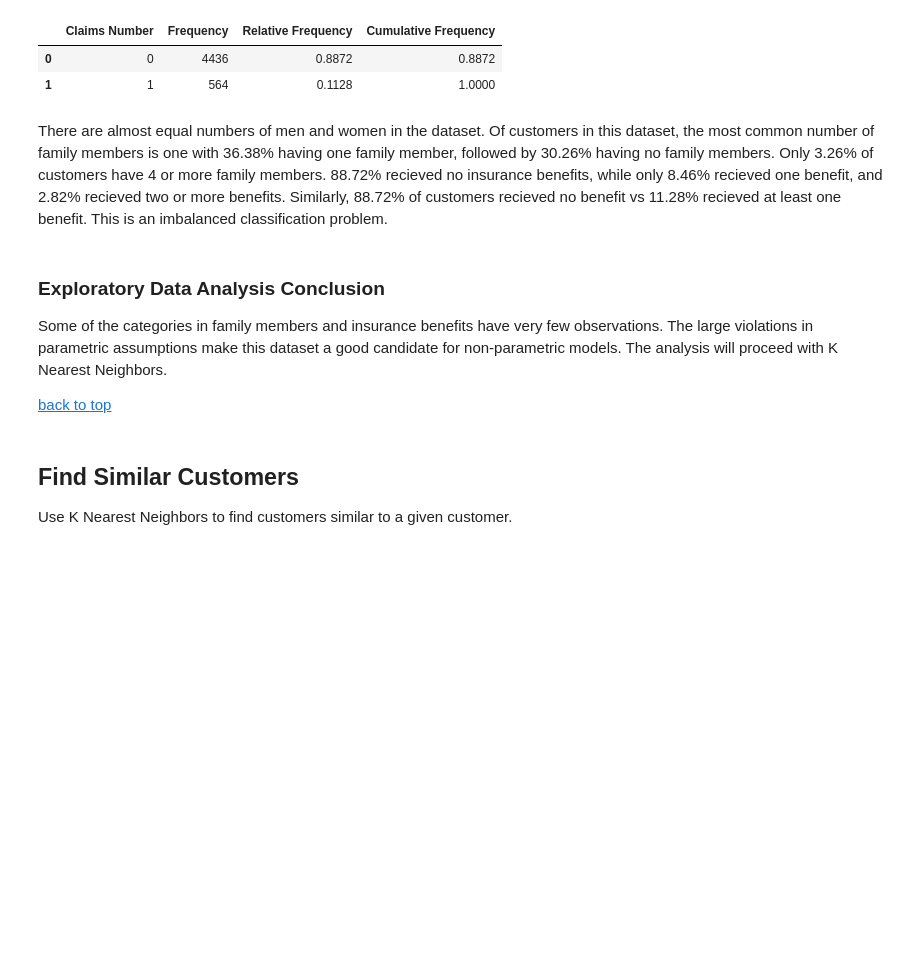
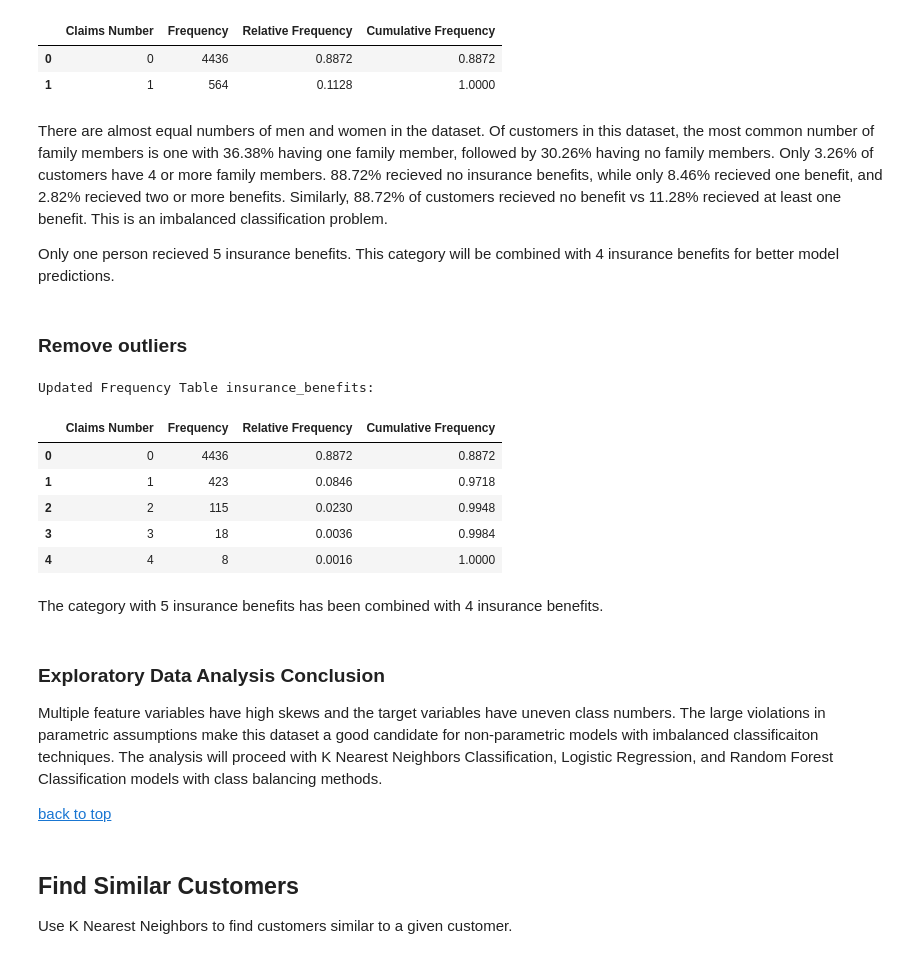
Before and after one commit to kellyshreeve/insurance, a Jupyter notebook: insurance_analysis.ipynb, the cells around one changed output. Saved outputs shown, nothing was run; the diff lists cells and outputs as text; code cells hidden in the pictures; blank space fills up the shorter version.

Commit message:
knn multi class

```diff
--- a/insurance_analysis.ipynb
+++ b/insurance_analysis.ipynb
@@ -265,10 +269,45 @@ Frequency Table recieved_benefit:
 | 1 | 1 | 564 | 0.1128 | 1.0000 |
 # %% [markdown]
 There are almost equal numbers of men and women in the dataset. Of customers in this dataset, the most common number of family members is one with 36.38% having one family member, followed by 30.26% having no family members. Only 3.26% of customers have 4 or more family members.  88.72% recieved no insurance benefits, while only 8.46% recieved one benefit, and 2.82% recieved two or more benefits. Similarly, 88.72% of customers recieved no benefit vs 11.28% recieved at least one benefit. This is an imbalanced classification problem.
+
+Only one person recieved 5 insurance benefits. This category will be combined with 4 insurance benefits for better model predictions.
+# %% [markdown]
+### Remove outliers
+# %%
+# Combine 5 benefits with 4 benefits
+insure['insurance_benefits'] = insure['insurance_benefits'].replace(5, 4)
+
+freq_table = insure['insurance_benefits'].value_counts().sort_index().reset_index()
+
+freq_table['Relative Frequency'] = (insure['insurance_benefits']
+                                        .value_counts(normalize=True)
+                                        .sort_index()
+                                        .values)
+
+freq_table['Cumulative Frequency'] = (insure['insurance_benefits']
+                                               .value_counts(normalize=True)
+                                               .sort_index()
+                                               .cumsum().values)
+
+freq_table = freq_table.rename(columns={'index':'Claims Number',
+                                            'insurance_benefits':'Frequency'})
+
+print(f'Updated Frequency Table insurance_benefits:')
+display(freq_table)
+# %% [output]
+Updated Frequency Table insurance_benefits:
+|  | Claims Number | Frequency | Relative Frequency | Cumulative Frequency |
+| 0 | 0 | 4436 | 0.8872 | 0.8872 |
+| 1 | 1 | 423 | 0.0846 | 0.9718 |
+| 2 | 2 | 115 | 0.0230 | 0.9948 |
+| 3 | 3 | 18 | 0.0036 | 0.9984 |
+| 4 | 4 | 8 | 0.0016 | 1.0000 |
+# %% [markdown]
+The category with 5 insurance benefits has been combined with 4 insurance benefits.
 # %% [markdown]
 ### Exploratory Data Analysis Conclusion
 
-Some of the categories in family members and insurance benefits have very few observations. The large violations in parametric assumptions make this dataset a good candidate for non-parametric models. The analysis will proceed with K Nearest Neighbors.
+Multiple feature variables have high skews and the target variables have uneven class numbers. The large violations in parametric assumptions make this dataset a good candidate for non-parametric models with imbalanced classificaiton techniques. The analysis will proceed with K Nearest Neighbors Classification, Logistic Regression, and Random Forest Classification models with class balancing methods.
 
 [back to top](#home)
 # %% [markdown]
```
Also changed, not shown: parts of 12 cells of this notebook.
